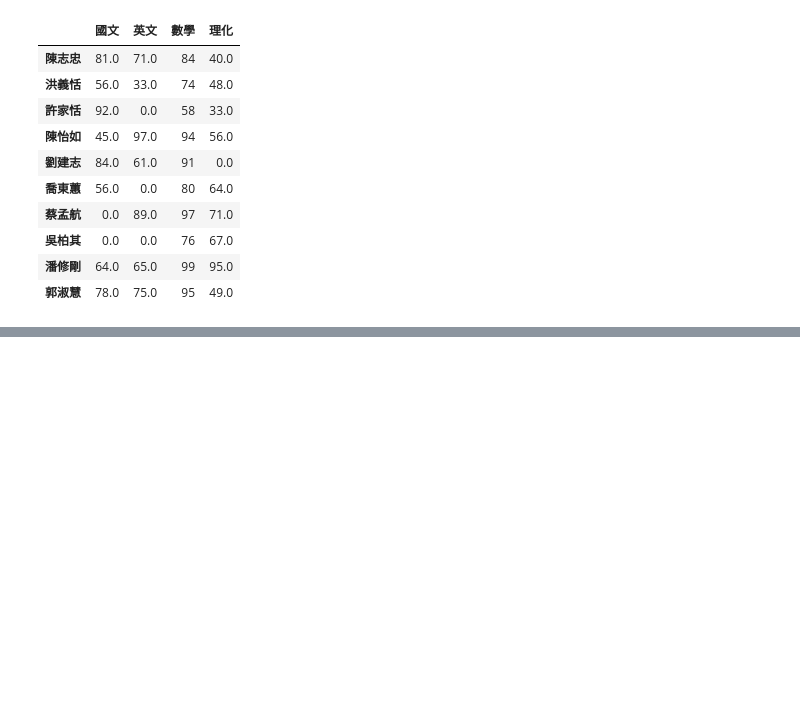
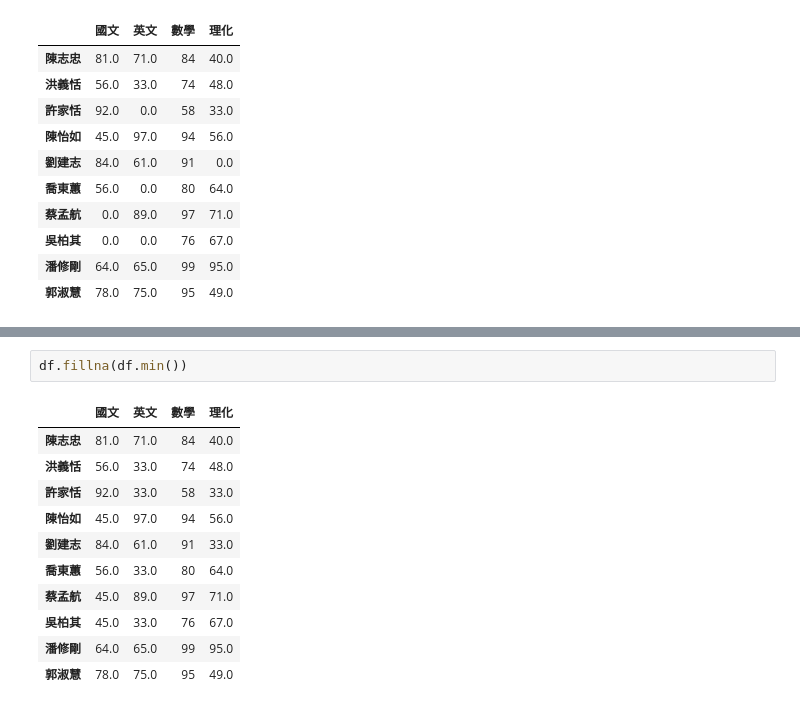
Before and after one commit to vcdemy/20240409, a Jupyter notebook: 20240409筆記.ipynb, the cells around one changed output, grey strips where cells are left out. Cells and saved outputs as stored; diff of their text form; blank space fills up the shorter version.

```diff
--- a/20240409筆記.ipynb
+++ b/20240409筆記.ipynb
@@ -749,0 +780,14 @@ df.fillna(0)
+# %%
+df.fillna(df.min())
+# %% [output]
+|  | 國文 | 英文 | 數學 | 理化 |
+| 陳志忠 | 81.0 | 71.0 | 84 | 40.0 |
+| 洪義恬 | 56.0 | 33.0 | 74 | 48.0 |
+| 許家恬 | 92.0 | 33.0 | 58 | 33.0 |
+| 陳怡如 | 45.0 | 97.0 | 94 | 56.0 |
+| 劉建志 | 84.0 | 61.0 | 91 | 33.0 |
+| 喬東蕙 | 56.0 | 33.0 | 80 | 64.0 |
+| 蔡孟航 | 45.0 | 89.0 | 97 | 71.0 |
+| 吳柏其 | 45.0 | 33.0 | 76 | 67.0 |
+| 潘修剛 | 64.0 | 65.0 | 99 | 95.0 |
+| 郭淑慧 | 78.0 | 75.0 | 95 | 49.0 |
```
Also changed, not shown: parts of 6 cells of this notebook.
